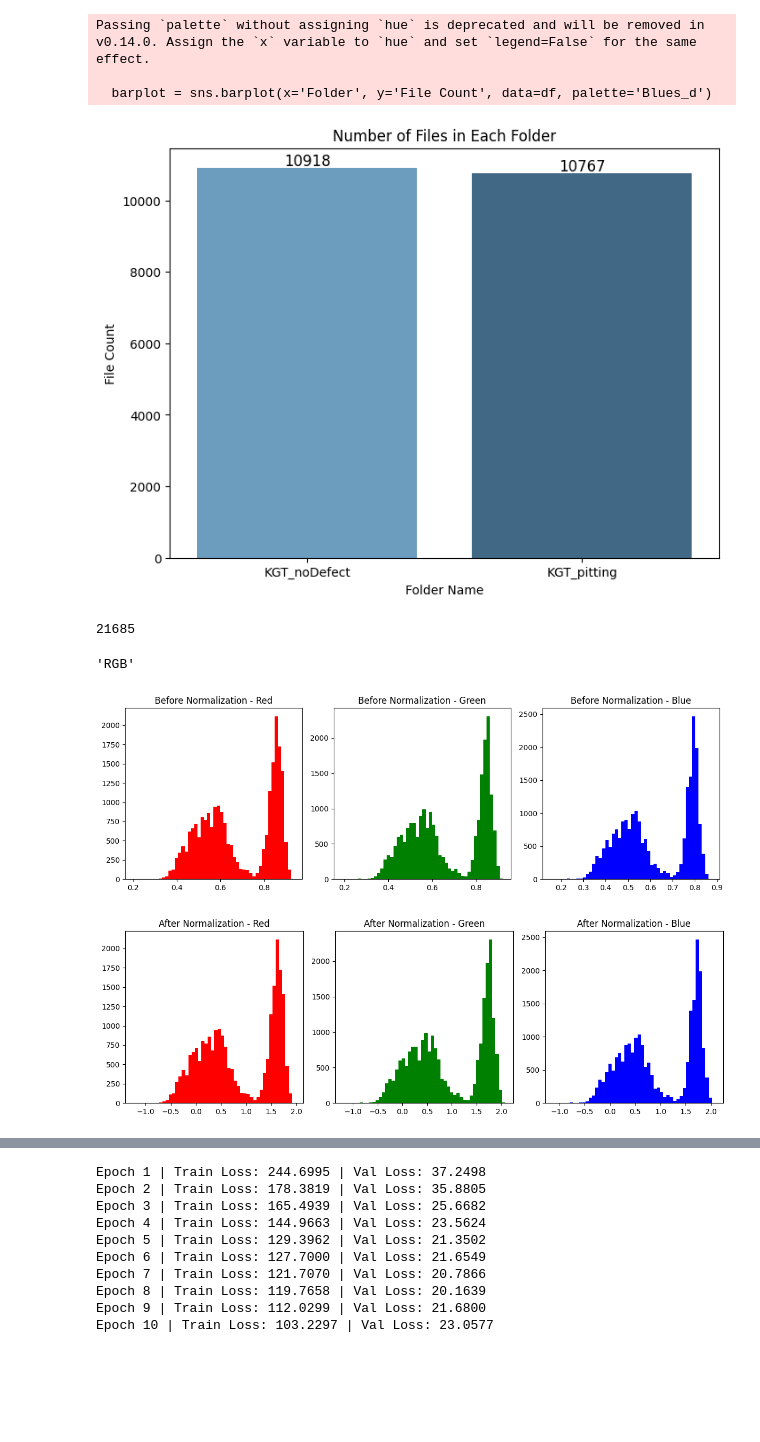
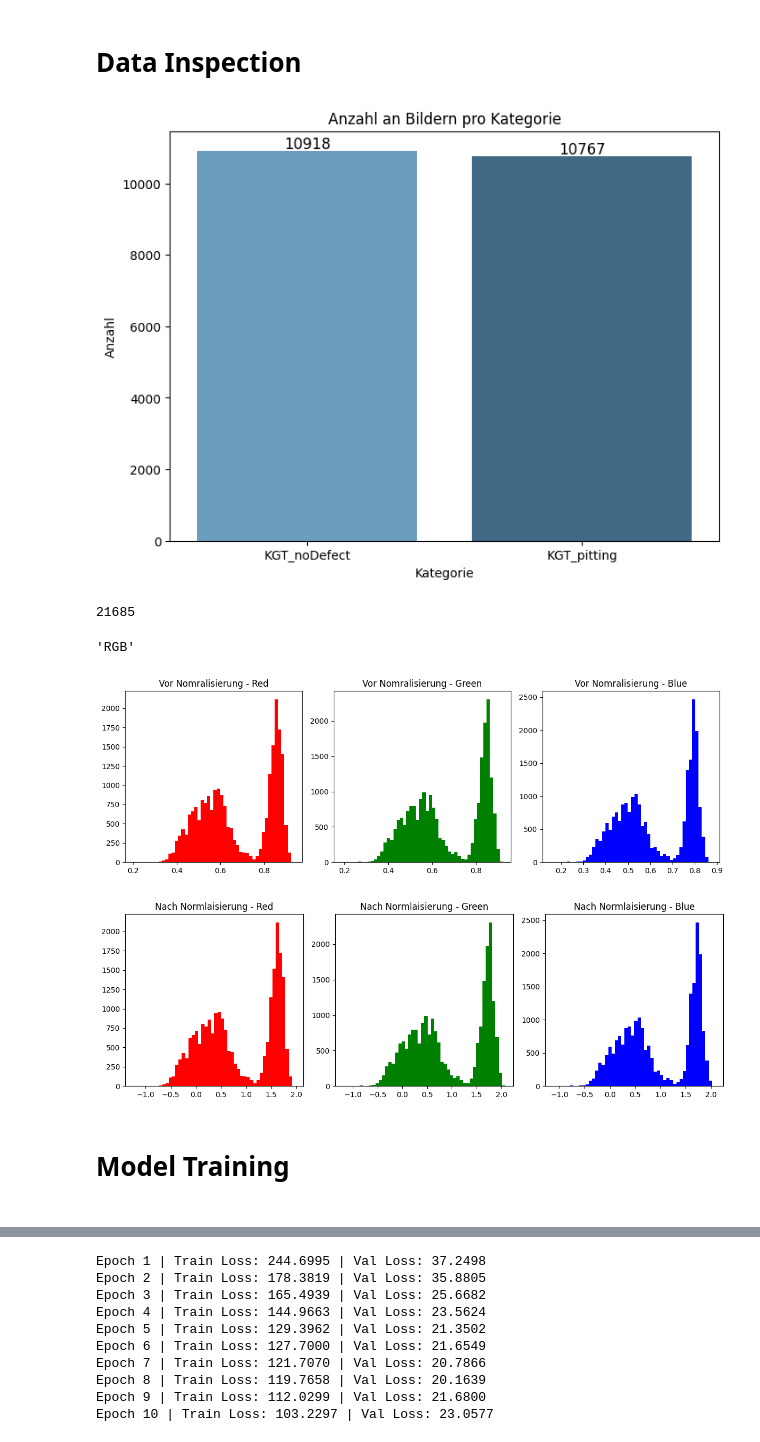
Before and after one commit to janikWa/Pitting_Detection, a Jupyter notebook: notebooks/notebook.ipynb, the cells around one changed output, grey strips where cells are left out. Cells and saved outputs as stored; diff of their text form; code cells hidden in the pictures; blank space fills up the shorter version.

```diff
--- a/notebooks/notebook.ipynb
+++ b/notebooks/notebook.ipynb
@@ -24,6 +25,8 @@ data_path = os.path.join(BASE, "data")
 
 no_defect = os.listdir(os.path.join(data_path, "KGT_noDefect"))
 pitting= os.listdir(os.path.join(data_path, "KGT_pitting"))
+# %% [markdown]
+<h1>Data Inspection </h1>
 # %%
 df = pd.DataFrame({
     'Folder': ['KGT_noDefect', 'KGT_pitting'],
@@ -31,11 +34,11 @@ df = pd.DataFrame({
 })
 
 plt.figure(figsize=(8, 6))
-barplot = sns.barplot(x='Folder', y='File Count', data=df, palette='Blues_d')
+barplot = sns.barplot(x='Folder', y='File Count', hue="Folder",data=df, palette='Blues_d', legend=False)
 
-plt.title('Number of Files in Each Folder')
-plt.xlabel('Folder Name')
-plt.ylabel('File Count')
+plt.title('Anzahl an Bildern pro Kategorie')
+plt.xlabel('Kategorie')
+plt.ylabel('Anzahl')
 
 for p in barplot.patches:
     barplot.annotate(f'{int(p.get_height())}',
@@ -49,11 +52,8 @@ plt.show()
 sum = len(no_defect) + len(pitting)
 print(sum)
 # %% [output]
+[figure, new version]
-Passing `palette` without assigning `hue` is deprecated and will be removed in v0.14.0. Assign the `x` variable to `hue` and set `legend=False` for the same effect.
-
-  barplot = sns.barplot(x='Folder', y='File Count', data=df, palette='Blues_d')
+21685
-[figure, old version]
-21685
 # %%
 img_path = os.path.join(data_path, "KGT_noDefect", no_defect[0])
 
@@ -65,28 +65,30 @@ img.mode
 # %%
 # Define transforms
 to_tensor = transforms.ToTensor()
 normalize = transforms.Normalize(
     mean=[0.485, 0.456, 0.406], #values used in pretraining
     std=[0.229, 0.224, 0.225]
 )
 
 # Apply transformations
 tensor_img = to_tensor(img)
 normalized_img = normalize(tensor_img)
 
 # Plot histograms
 def plot_histogram(tensor, title):
     plt.figure(figsize=(12, 4))
     channels = ['Red', 'Green', 'Blue']
     for i in range(3):
         plt.subplot(1, 3, i+1)
         plt.hist(tensor[i].flatten().numpy(), bins=50, color=channels[i].lower())
         plt.title(f'{title} - {channels[i]}')
     plt.tight_layout()
     plt.show()
 
-plot_histogram(tensor_img, "Before Normalization")
-plot_histogram(normalized_img, "After Normalization")
+plot_histogram(tensor_img, "Vor Nomralisierung")
+plot_histogram(normalized_img, "Nach Normlaisierung")
 # %% [output]
-[figure, old version]
+[figure, new version]
-[figure, old version]
+[figure, new version]
+# %% [markdown]
+<h1> Model Training <h1>
```
Also changed, not shown: parts of 37 cells of this notebook.
